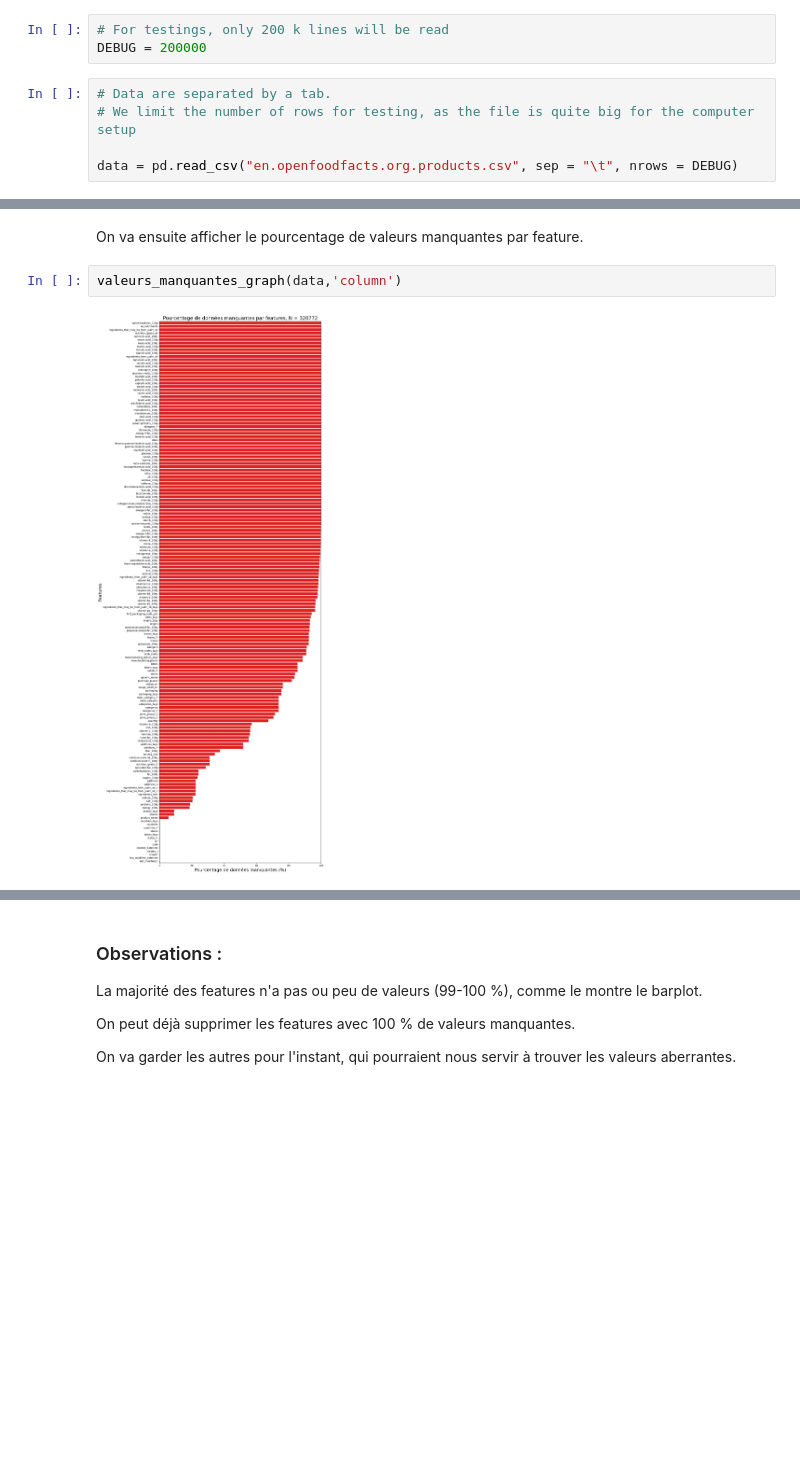
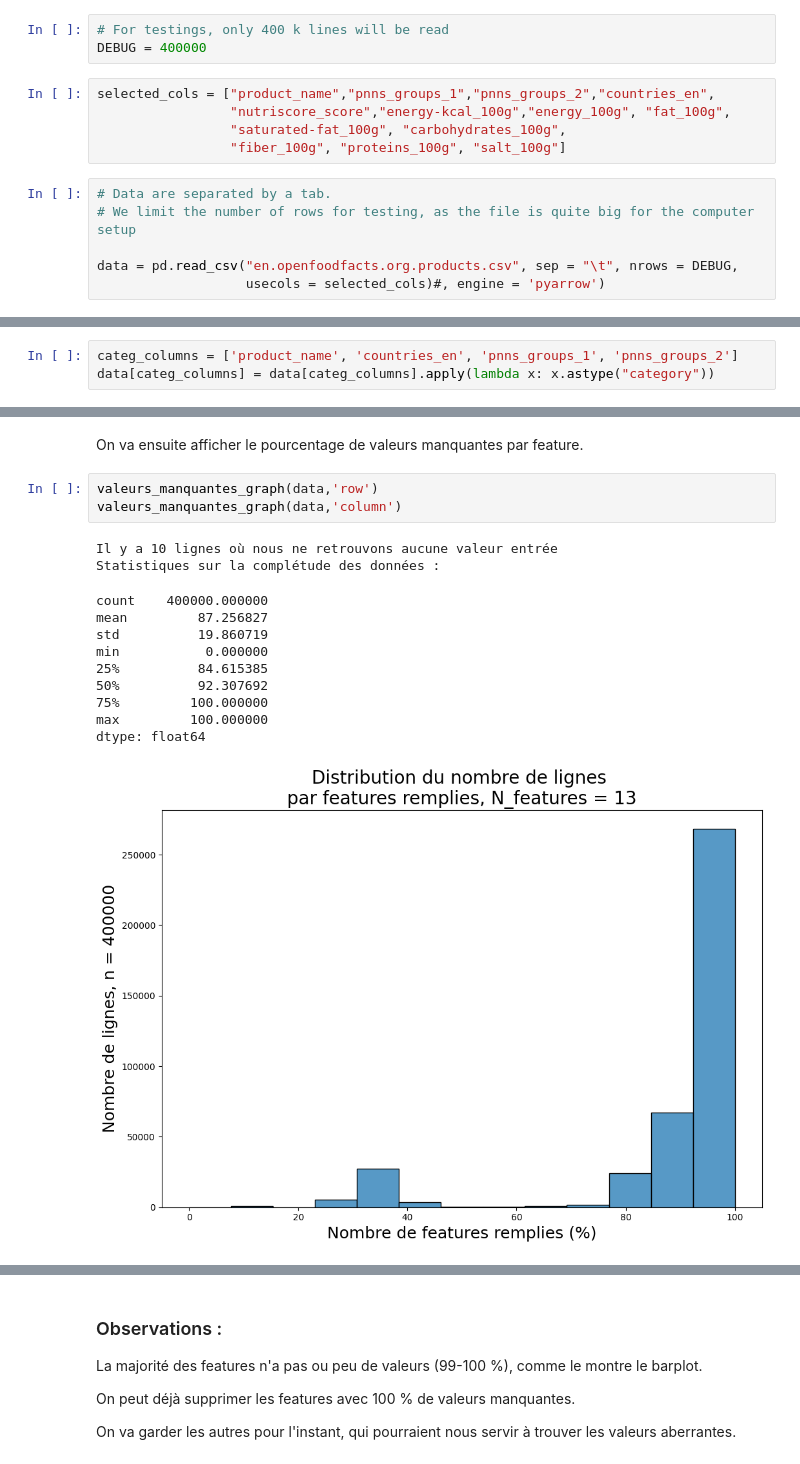
Before and after one commit to RubenHf/project_nutrition, a Jupyter notebook: 1_notebook_nettoyage_112023.ipynb, the cells around one changed output, grey strips where cells are left out. Saved outputs shown, nothing was run; the diff lists cells and outputs as text; blank space fills up the shorter version.

Commit message:
Firsts traitment of the data, to rapidly have a dataset to be use in an app

```diff
--- a/1_notebook_nettoyage_112023.ipynb
+++ b/1_notebook_nettoyage_112023.ipynb
@@ -86,8 +131,14 @@ scipy Version : 1.11.3
 # %%
-# For testings, only 200 k lines will be read
-DEBUG = 200000
+# For testings, only 400 k lines will be read
+DEBUG = 400000
+# %%
+selected_cols = ["product_name","pnns_groups_1","pnns_groups_2","countries_en",
+                 "nutriscore_score","energy-kcal_100g","energy_100g", "fat_100g",
+                 "saturated-fat_100g", "carbohydrates_100g",
+                 "fiber_100g", "proteins_100g", "salt_100g"]
 # %%
 # Data are separated by a tab.
 # We limit the number of rows for testing, as the file is quite big for the computer setup
 
-data = pd.read_csv("en.openfoodfacts.org.products.csv", sep = "\t", nrows = DEBUG)
+data = pd.read_csv("en.openfoodfacts.org.products.csv", sep = "\t", nrows = DEBUG,
+                   usecols = selected_cols)#, engine = 'pyarrow')
@@ -180,0 +283,3 @@ dtype: object
+# %%
+categ_columns = ['product_name', 'countries_en', 'pnns_groups_1', 'pnns_groups_2']
+data[categ_columns] = data[categ_columns].apply(lambda x: x.astype("category"))
@@ -279,6 +382,18 @@ def valeurs_manquantes_graph(df, element):
 # %% [markdown]
 On va ensuite afficher le pourcentage de valeurs manquantes par feature.
 # %%
+valeurs_manquantes_graph(data,'row')
 valeurs_manquantes_graph(data,'column')
 # %% [output]
+Il y a 10 lignes où nous ne retrouvons aucune valeur entrée
+Statistiques sur la complétude des données :
+count    400000.000000
+mean         87.256827
+std          19.860719
+min           0.000000
+25%          84.615385
+50%          92.307692
+75%         100.000000
+max         100.000000
+dtype: float64
-[figure, old version]
+[figure, new version]
```
Also changed, not shown: parts of 74 cells of this notebook, 2 other files.
